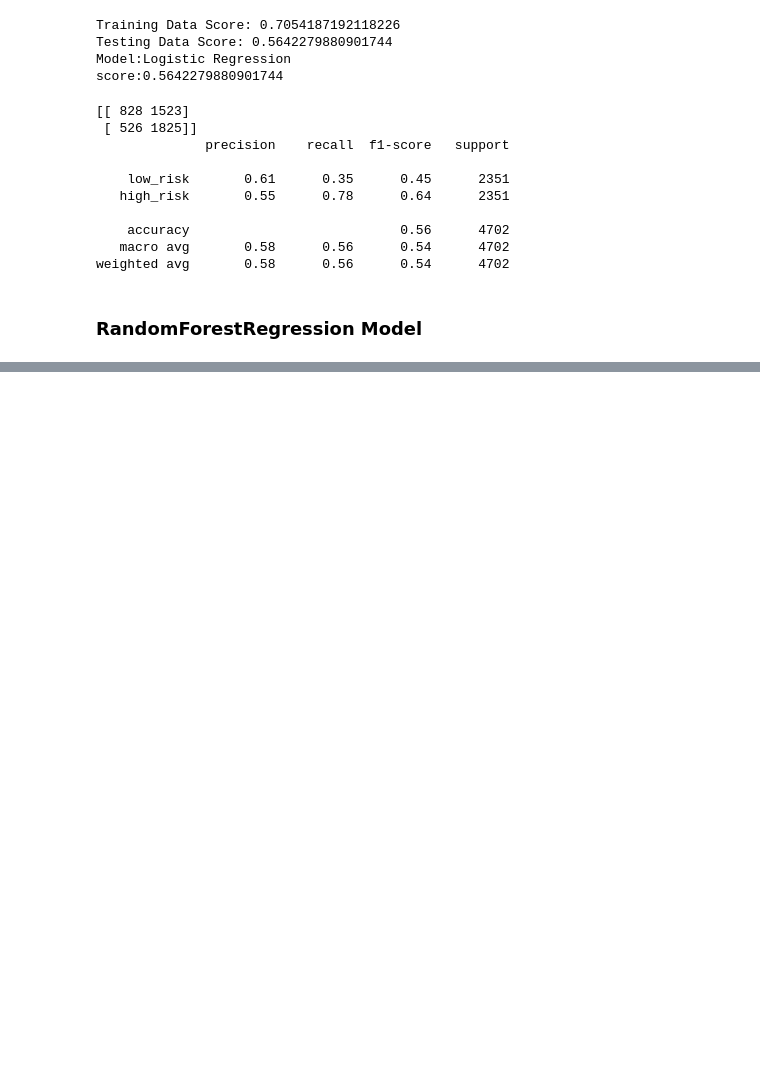
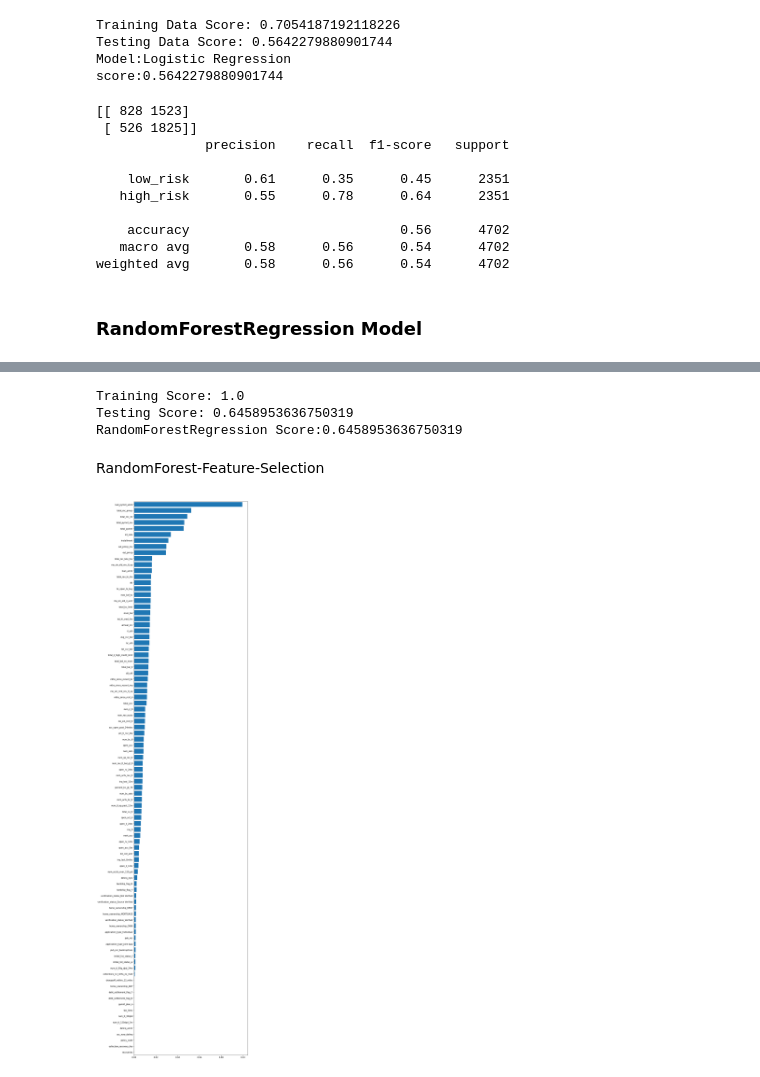
Before and after one commit to DasaSimo/Supervised-Machine-Learning, a Jupyter notebook: CreditRisk.ipynb, the cells around one changed output, grey strips where cells are left out. Drawn from its saved outputs; the diff is of its cells as text; code cells hidden in the pictures; blank space fills up the shorter version.

```diff
--- a/CreditRisk.ipynb
+++ b/CreditRisk.ipynb
@@ -274,0 +285,5 @@ plt.show()
+# %%
+scaler = StandardScaler().fit(X_dummies)
+
+X_dummies_scaled = scaler.transform(X_dummies)
+X1_dummies_scaled = scaler.transform(X1_dummies)
@@ -274,0 +308,8 @@ plt.show()
+# %%
+ran_scaled = RandomForestClassifier(random_state=0, n_estimators=500).fit(X_dummies_scaled, y_label)
+ran_scaled.score(X1_dummies_scaled,y1_label)
+y_ran_scaled_pred = ran_scaled.predict(X1_dummies_scaled)
+print(classification_report(y1_label, y_ran_scaled_pred, target_names=target_names))
+
+y_true = y1_label
+confusion_matrix(y_true, y_ran_scaled_pred)
@@ -274,0 +327,26 @@ plt.show()
+# %%
+print(f'Training Score: {ran_scaled.score(X_dummies_scaled, y_label)}')
+print(f'Testing Score: {ran_scaled.score(X1_dummies_scaled, y1_label)}')
+print(f'RandomForestRegression Score:{ran_scaled.score(X1_dummies_scaled,y1_label)}\n')
+# %% [output]
+Training Score: 1.0
+Testing Score: 0.6458953636750319
+RandomForestRegression Score:0.6458953636750319
+# %% [markdown]
+RandomForest-Feature-Selection
+# %%
+feature_importances = ran_scaled.feature_importances_
+features1 = sorted(zip(X_dummies.columns, feature_importances), key = lambda x: x[1])
+cols = [f[0] for f in features1]
+width = [f[1] for f in features1]
+
+fig, ax = plt.subplots()
+
+fig.set_size_inches(10,50)
+plt.margins(y=0.001)
+
+ax.barh(y=cols, width=width)
+
+plt.show()
+# %% [output]
+[figure, added]
```
Also changed, not shown: parts of 15 cells of this notebook.
